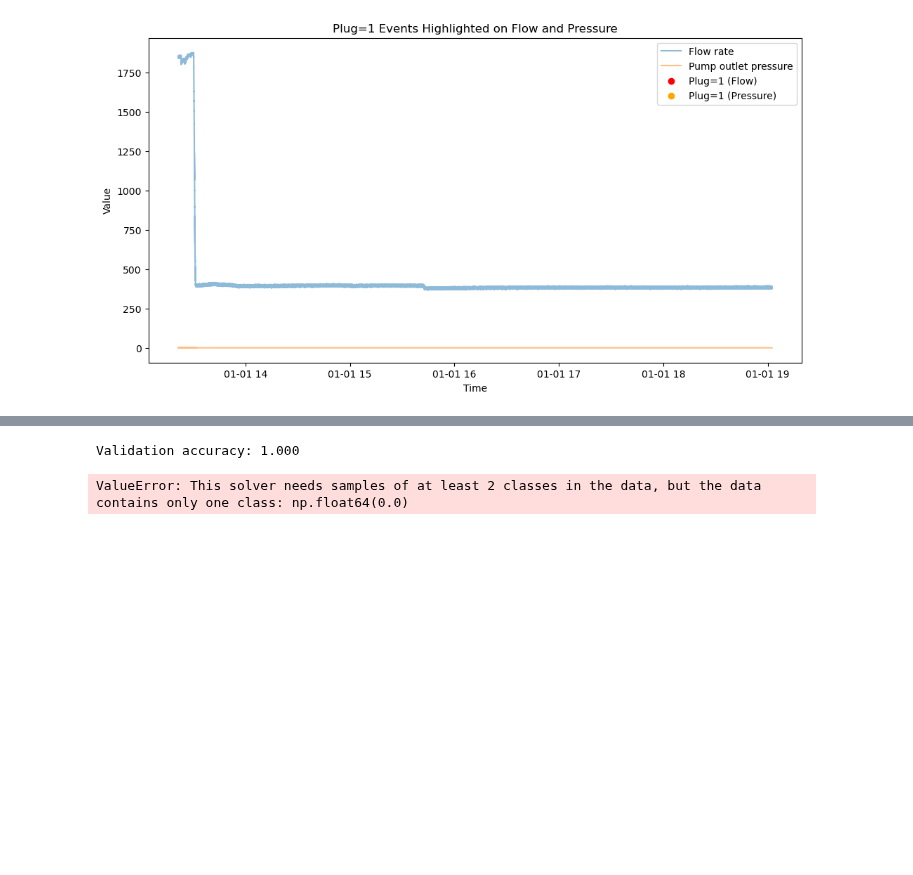
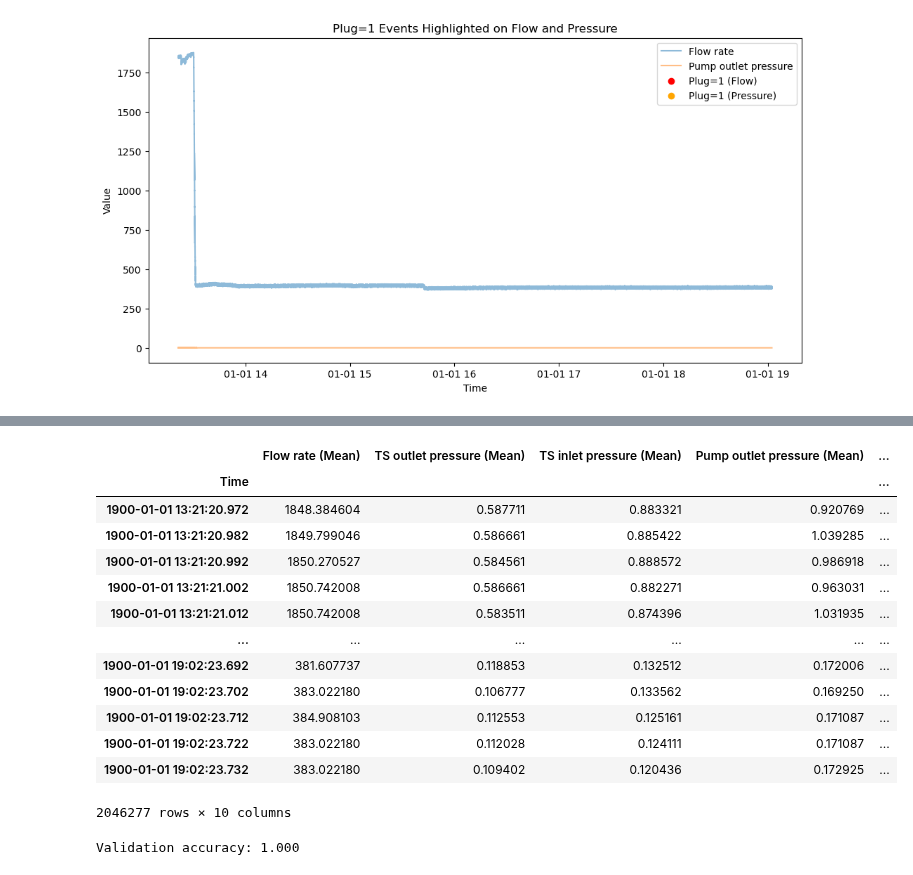
Before and after one commit to KaroGil/master_plug_prediction, a Jupyter notebook: notebooks/data_exploration.ipynb, the cells around one changed output, grey strips where cells are left out. Cells and saved outputs as stored; diff of their text form; code cells hidden in the pictures; blank space fills up the shorter version.

```diff
--- a/notebooks/data_exploration.ipynb
+++ b/notebooks/data_exploration.ipynb
@@ -398,11 +392,28 @@ df_data2 = df_data2.dropna(subset=['Plug_future'])
+# %%
+df_data2
+# %% [output]
+|  | Flow rate (Mean) | TS outlet pressure (Mean) | TS inlet pressure (Mean) | Pump outlet pressure (Mean) | ... |
+| Time |  |  |  |  | ... |
+| 1900-01-01 13:21:20.972 | 1848.384604 | 0.587711 | 0.883321 | 0.920769 | ... |
+| 1900-01-01 13:21:20.982 | 1849.799046 | 0.586661 | 0.885422 | 1.039285 | ... |
+| 1900-01-01 13:21:20.992 | 1850.270527 | 0.584561 | 0.888572 | 0.986918 | ... |
+| 1900-01-01 13:21:21.002 | 1850.742008 | 0.586661 | 0.882271 | 0.963031 | ... |
+| 1900-01-01 13:21:21.012 | 1850.742008 | 0.583511 | 0.874396 | 1.031935 | ... |
+| ... | ... | ... | ... | ... | ... |
+| 1900-01-01 19:02:23.692 | 381.607737 | 0.118853 | 0.132512 | 0.172006 | ... |
+| 1900-01-01 19:02:23.702 | 383.022180 | 0.106777 | 0.133562 | 0.169250 | ... |
+| 1900-01-01 19:02:23.712 | 384.908103 | 0.112553 | 0.125161 | 0.171087 | ... |
+| 1900-01-01 19:02:23.722 | 383.022180 | 0.112028 | 0.124111 | 0.171087 | ... |
+| 1900-01-01 19:02:23.732 | 383.022180 | 0.109402 | 0.120436 | 0.172925 | ... |
+2046277 rows × 10 columns
 # %%
 X_train2, X_val2, X_test2, y_train2, y_val2, y_test2 = dp.split_data(df_data2)
 model2 = dm.train_and_evaluate_rf(X_train2, X_val2, y_train2, y_val2)
 # %% [output]
 Validation accuracy: 1.000
 # %%
-X_train_scaled2, X_val_scaled2, X_test_scaled2= dp.scale_features(X_train2, X_val2, X_test2)
+# X_train_scaled2, X_val_scaled2, X_test_scaled2= dp.scale_features(X_train2, X_val2, X_test2)
 
-logreg = dm.logistic_regression_model(X_train_scaled2, y_train2, X_val_scaled2, y_val2)
+# logreg = dm.logistic_regression_model(X_train_scaled2, y_train2, X_val_scaled2, y_val2)
+
+# logreg doesnt work on dataset 2 because it only has 1 class in y_val2!!!
-# %% [output]
-ValueError: This solver needs samples of at least 2 classes in the data, but the data contains only one class: np.float64(0.0)
```
Also changed, not shown: parts of 12 cells of this notebook, 1 other file.
